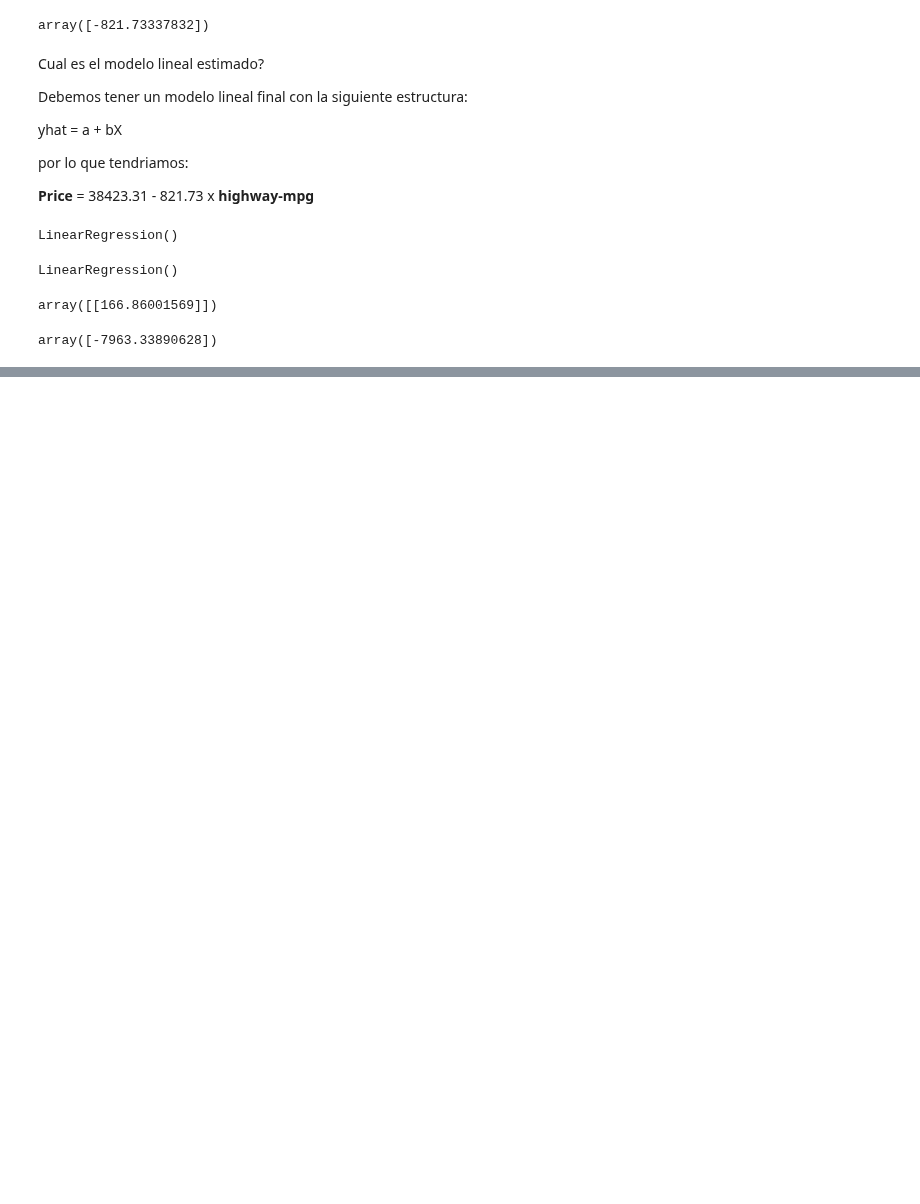
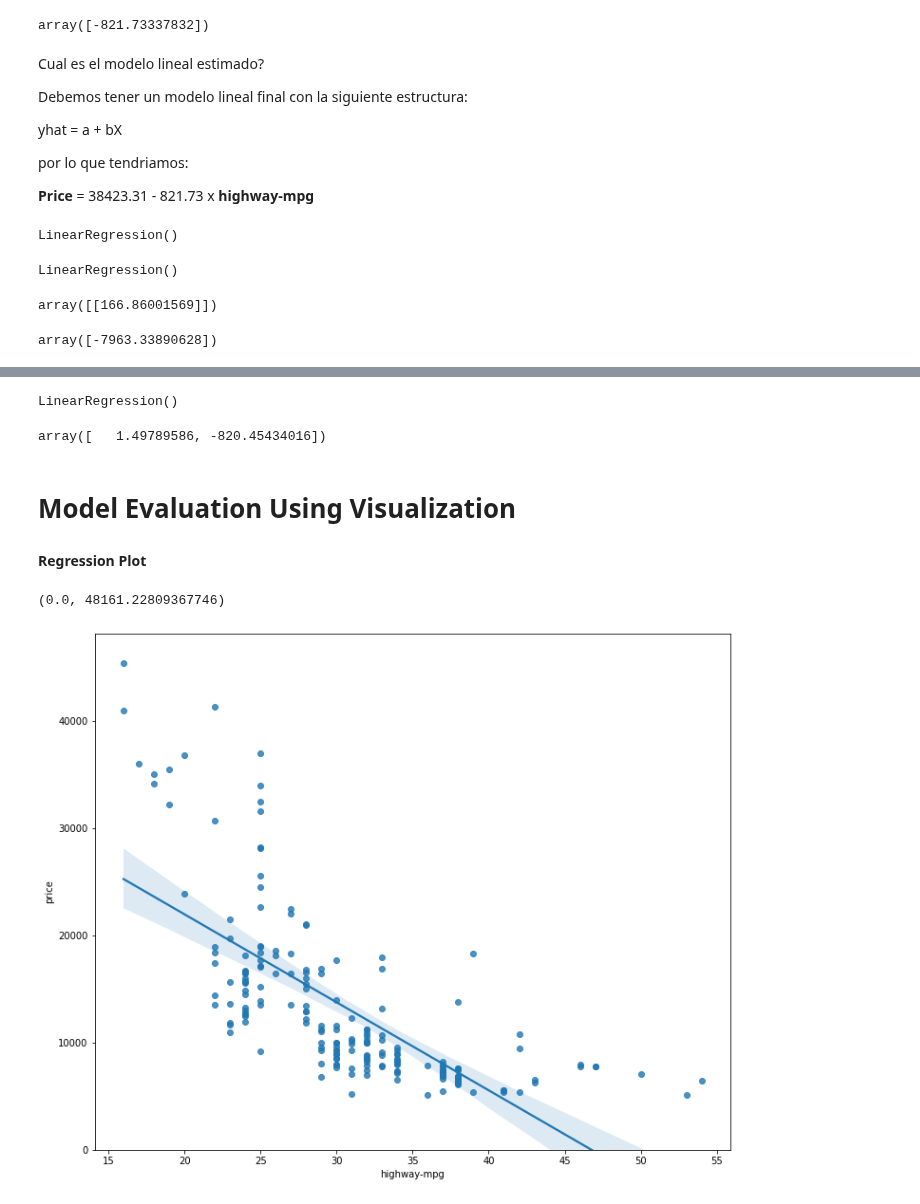
Before and after one commit to PosgradoMNA/actividades-de-aprendizaje-jesusrincon1328, a Jupyter notebook: Data Analysis with Python/Module_4_Model_Development.ipynb, the cells around one changed output, grey strips where cells are left out. Saved outputs shown, nothing was run; the diff lists cells and outputs as text; code cells hidden in the pictures; blank space fills up the shorter version.

```diff
--- a/Data Analysis with Python/Module_4_Model_Development.ipynb
+++ b/Data Analysis with Python/Module_4_Model_Development.ipynb
@@ -96,0 +150,15 @@ Price=-7963.34 + 166.86*df['engine-size']
+# %%
+#crear una Regresion Lineal Multiple "lm2" donde la variable respuesta sea "precio"
+#y la variables predictivas sean "normalized-losses" y "highway-mpg".
+
+lm2 = LinearRegression()
+lm2.fit(df[['normalized-losses', 'highway-mpg']], df['price'])
+# %% [output]
+LinearRegression()
+# %%
+#encontrar el coeficiente
+lm2.coef_
+# %% [output]
+array([   1.49789586, -820.45434016])
+# %% [markdown]
+# **Model Evaluation Using Visualization**
@@ -96,0 +168,11 @@ Price=-7963.34 + 166.86*df['engine-size']
+# %% [markdown]
+**Regression Plot**
+# %%
+width = 12
+height =  10
+plt.figure(figsize = (width, height))
+sns.regplot('highway-mpg', y='price', data=df)
+plt.ylim(0,)
+# %% [output]
+(0.0, 48161.22809367746)
+[figure, added]
```
Also changed, not shown: parts of 35 cells of this notebook.
